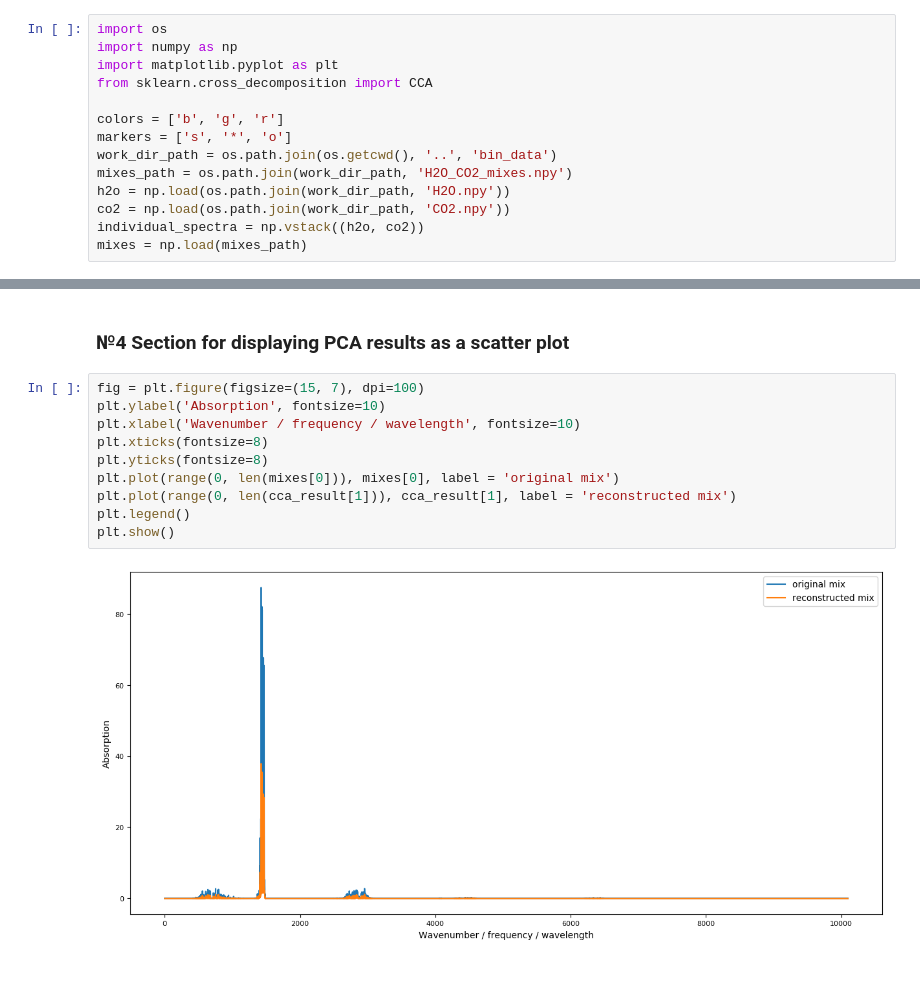
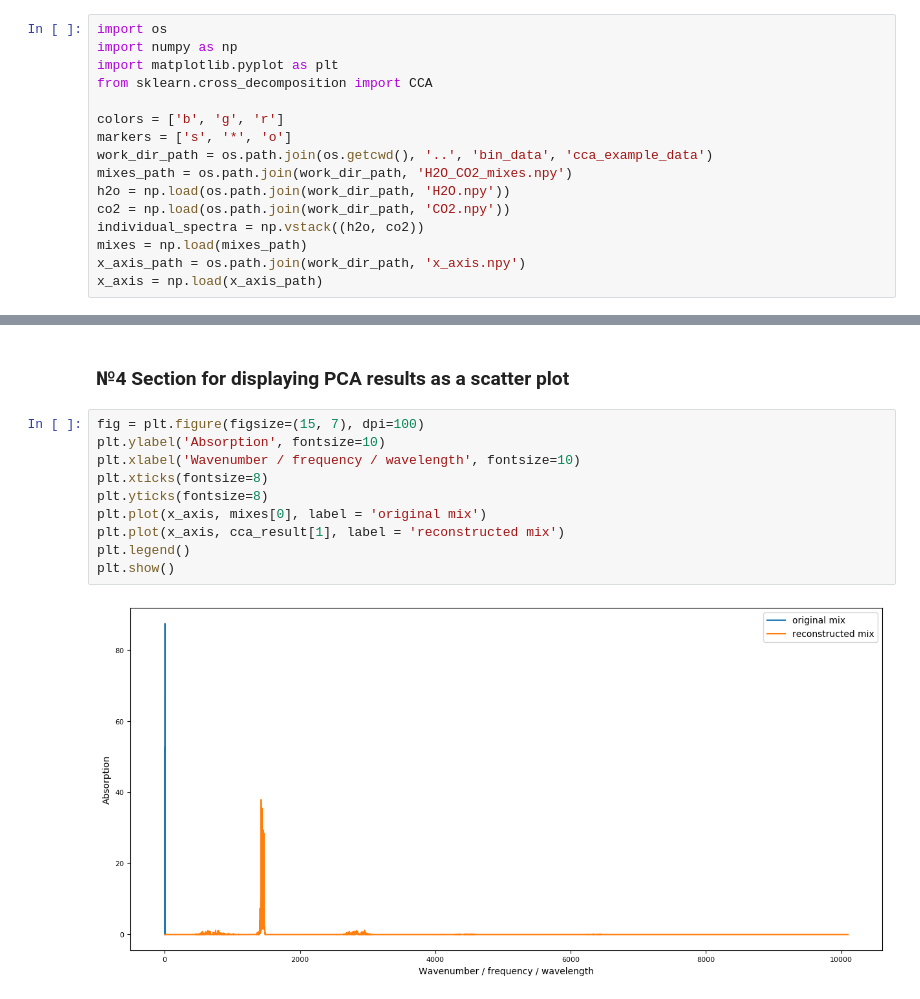
Before and after one commit to biophotonics-lab-tsu/monograph, a Jupyter notebook: 3rd chapter/cca_canonical_correlation_analysis.ipynb, the cells around one changed output, grey strips where cells are left out. Cells and saved outputs as stored; diff of their text form.

Commit message:
Add x-axis into data and on plots

```diff
--- a/3rd chapter/cca_canonical_correlation_analysis.ipynb
+++ b/3rd chapter/cca_canonical_correlation_analysis.ipynb
@@ -8,12 +8,14 @@ from sklearn.cross_decomposition import CCA
 
 colors = ['b', 'g', 'r']
 markers = ['s', '*', 'o']
-work_dir_path = os.path.join(os.getcwd(), '..', 'bin_data')
+work_dir_path = os.path.join(os.getcwd(), '..', 'bin_data', 'cca_example_data')
 mixes_path = os.path.join(work_dir_path, 'H2O_CO2_mixes.npy')
 h2o = np.load(os.path.join(work_dir_path, 'H2O.npy'))
 co2 = np.load(os.path.join(work_dir_path, 'CO2.npy'))
 individual_spectra = np.vstack((h2o, co2))
 mixes = np.load(mixes_path)
+x_axis_path = os.path.join(work_dir_path, 'x_axis.npy')
+x_axis = np.load(x_axis_path)
 # %% [markdown]
 ### №3 Section for calculating CCA
 # %%
@@ -27,12 +29,12 @@ cca_result = cca.fit_transform(X, Y)
 # %%
 fig = plt.figure(figsize=(15, 7), dpi=100)
 plt.ylabel('Absorption', fontsize=10)
 plt.xlabel('Wavenumber / frequency / wavelength', fontsize=10)
 plt.xticks(fontsize=8)
 plt.yticks(fontsize=8)
-plt.plot(range(0, len(mixes[0])), mixes[0], label = 'original mix')
-plt.plot(range(0, len(cca_result[1])), cca_result[1], label = 'reconstructed mix')
+plt.plot(x_axis, mixes[0], label = 'original mix')
+plt.plot(x_axis, cca_result[1], label = 'reconstructed mix')
 plt.legend()
 plt.show()
 # %% [output]
-[figure, old version]
+[figure, new version]
```
Also changed, not shown: 3 other files.
